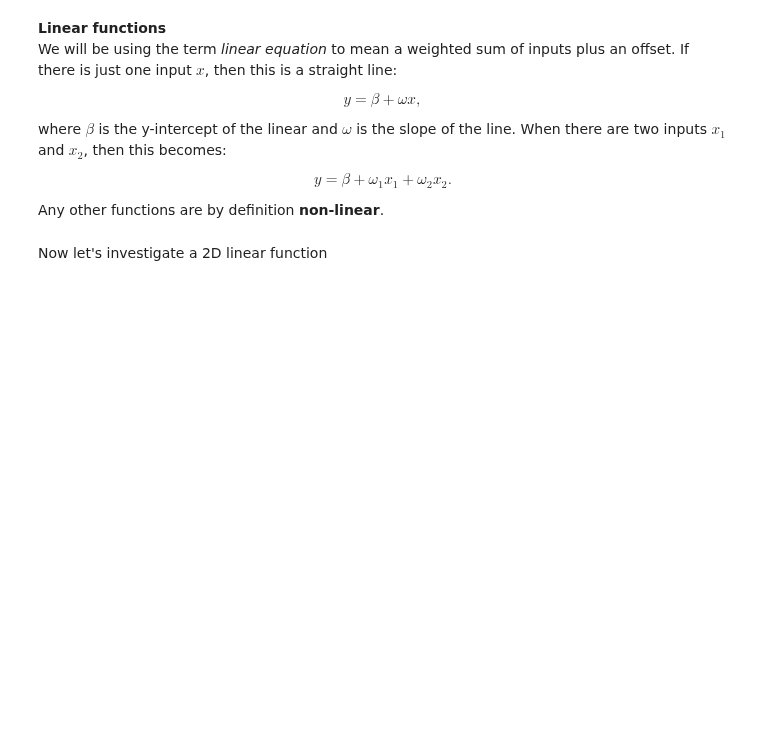
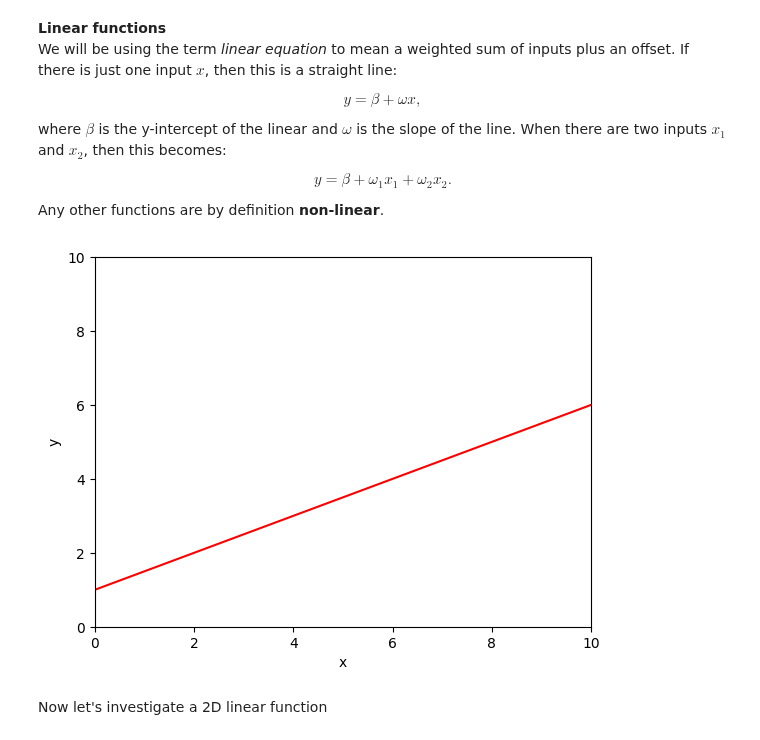
Before and after one commit to sgnabhi/udlbook, a Jupyter notebook: Notebooks/Chap01/1_1_BackgroundMathematics.ipynb, the cells around one changed output. Drawn from its saved outputs; the diff is of its cells as text; code cells hidden in the pictures; blank space fills up the shorter version.

```diff
--- a/Notebooks/Chap01/1_1_BackgroundMathematics.ipynb
+++ b/Notebooks/Chap01/1_1_BackgroundMathematics.ipynb
@@ -26,30 +26,32 @@ Any other functions are by definition **non-linear**.
 # Define a linear function with just one input, x
 def linear_function_1D(x,beta,omega):
   # TODO -- replace the code line below with formula for 1D linear equation
-  y = x
+  y = omega*x + beta
 
   return y
 # %%
 # Plot the 1D linear function
 
 # Define an array of x values from 0 to 10 with increments of 0.01
 # https://numpy.org/doc/stable/reference/generated/numpy.arange.html
 x = np.arange(0.0,10.0, 0.01)
 # Compute y using the function you filled in above
-beta = 0.0; omega = 1.0
+beta = 1; omega = 0.5
 
 y = linear_function_1D(x,beta,omega)
 
 # Plot this function
 fig, ax = plt.subplots()
 ax.plot(x,y,'r-')
 ax.set_ylim([0,10]);ax.set_xlim([0,10])
 ax.set_xlabel('x'); ax.set_ylabel('y')
 plt.show()
 
 # TODO -- experiment with changing the values of beta and omega
 # to understand what they do.  Try to make a line
 # that crosses the y-axis at y=10 and the x-axis at x=5
+# %% [output]
+[figure, added]
 # %% [markdown]
 Now let's investigate a 2D linear function
 # %%
```
Also changed, not shown: parts of 12 cells of this notebook.
